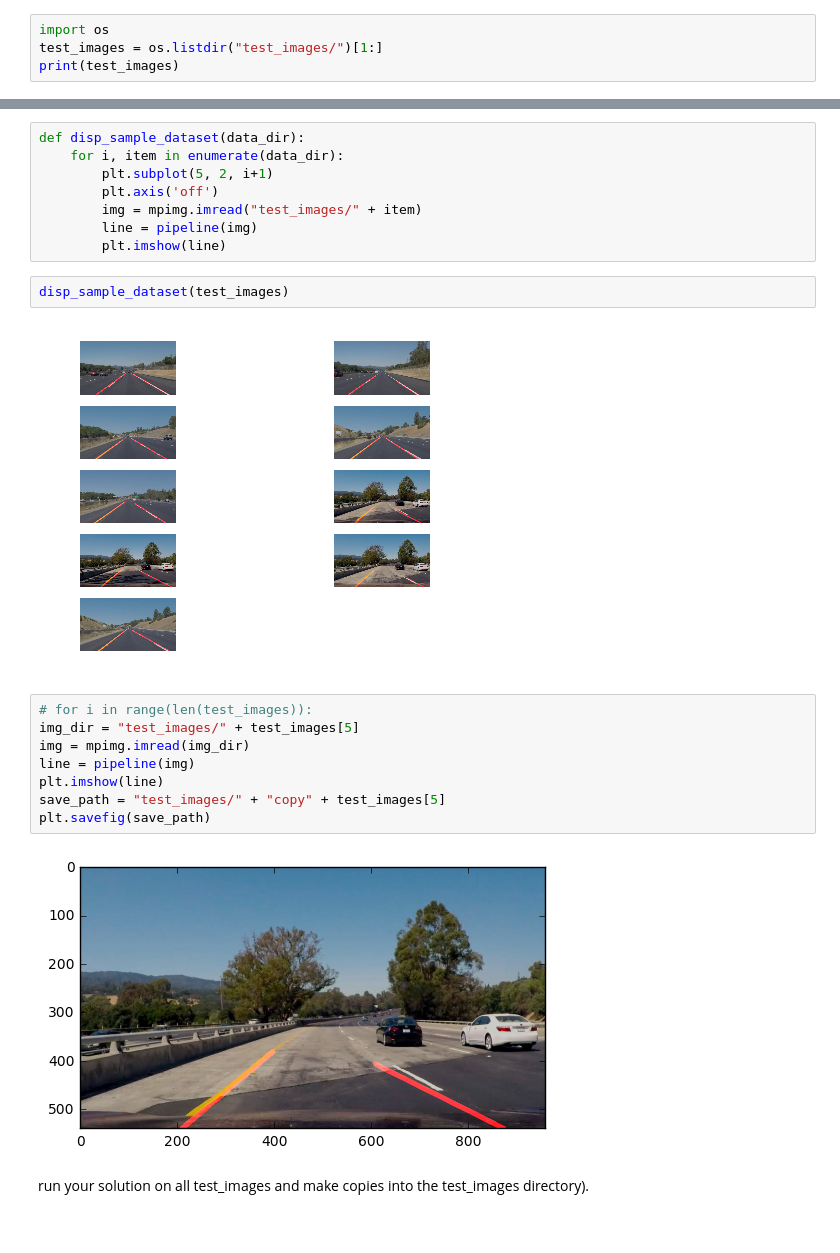
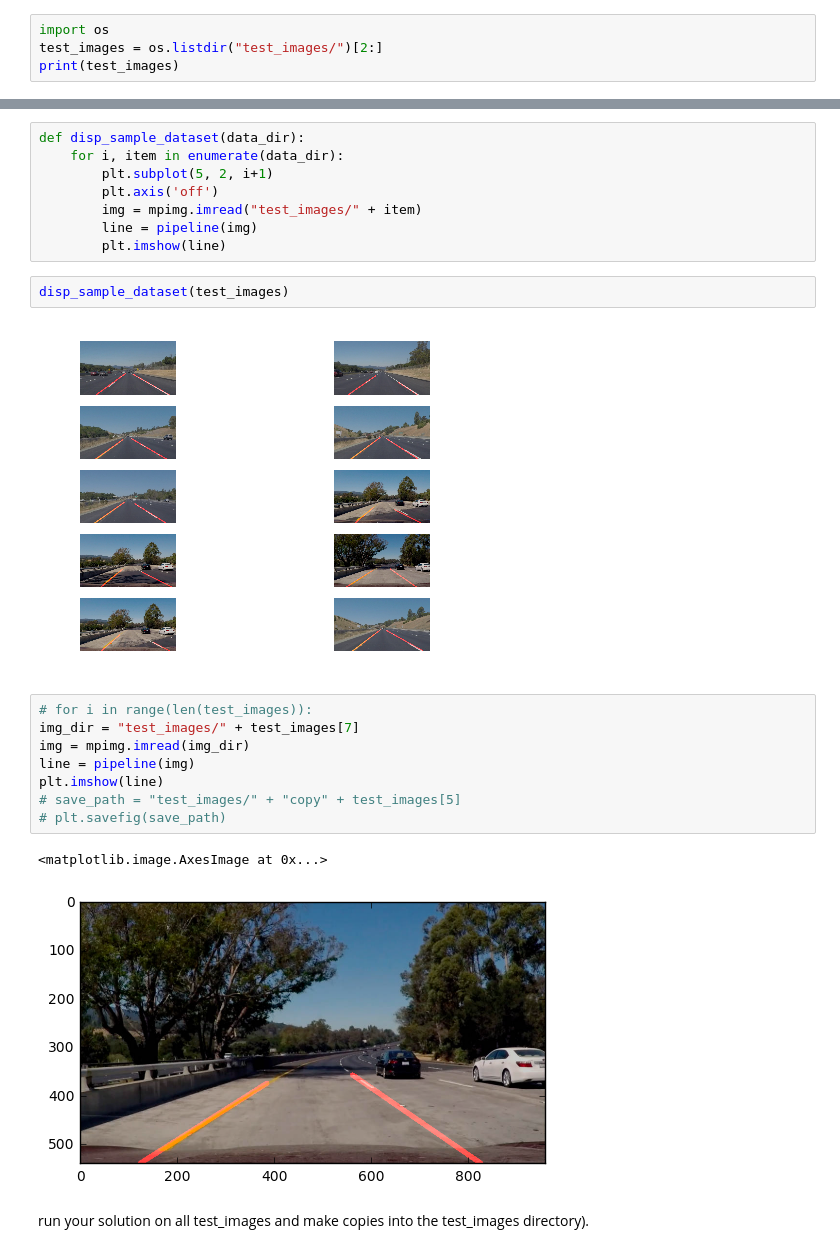
Before and after one commit to RyannnG/CarND-LaneLines-P1, a Jupyter notebook: P1.ipynb, the cells around one changed output, grey strips where cells are left out. Cells and saved outputs as stored; diff of their text form.

```diff
--- a/P1.ipynb
+++ b/P1.ipynb
@@ -241,6 +241,6 @@ def pipeline(img):
     return line_edges
 # %%
 import os
-test_images = os.listdir("test_images/")[1:]
+test_images = os.listdir("test_images/")[2:]
 print(test_images)
 # %% [output]
@@ -256,17 +256,18 @@ def disp_sample_dataset(data_dir):
 # %%
 disp_sample_dataset(test_images)
 # %% [output]
-[figure, old version]
+[figure, new version]
 # %%
 # for i in range(len(test_images)):
-img_dir = "test_images/" + test_images[5]
+img_dir = "test_images/" + test_images[7]
 img = mpimg.imread(img_dir)
 line = pipeline(img)
 plt.imshow(line)
-save_path = "test_images/" + "copy" + test_images[5]
-plt.savefig(save_path)
+# save_path = "test_images/" + "copy" + test_images[5]
+# plt.savefig(save_path)
 # %% [output]
+<matplotlib.image.AxesImage at 0x...>
-[figure, old version]
+[figure, new version]
 # %% [markdown]
 run your solution on all test_images and make copies into the test_images directory).
 # %% [markdown]
```
Also changed, not shown: parts of 3 cells of this notebook.
